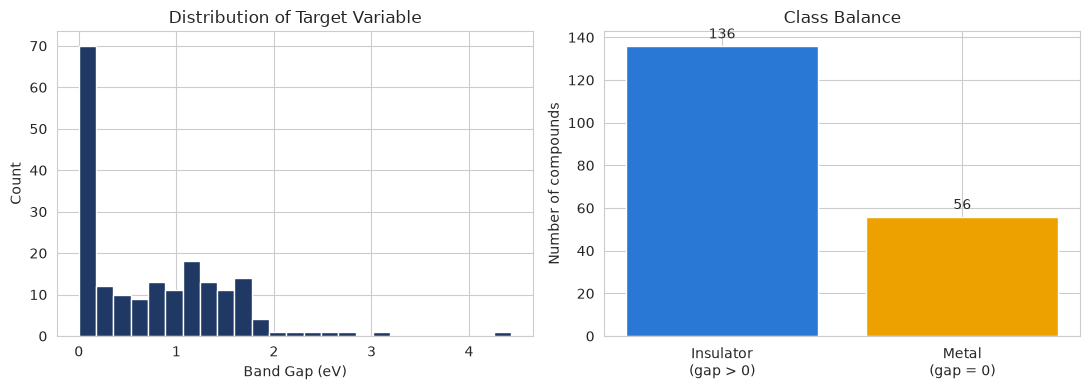
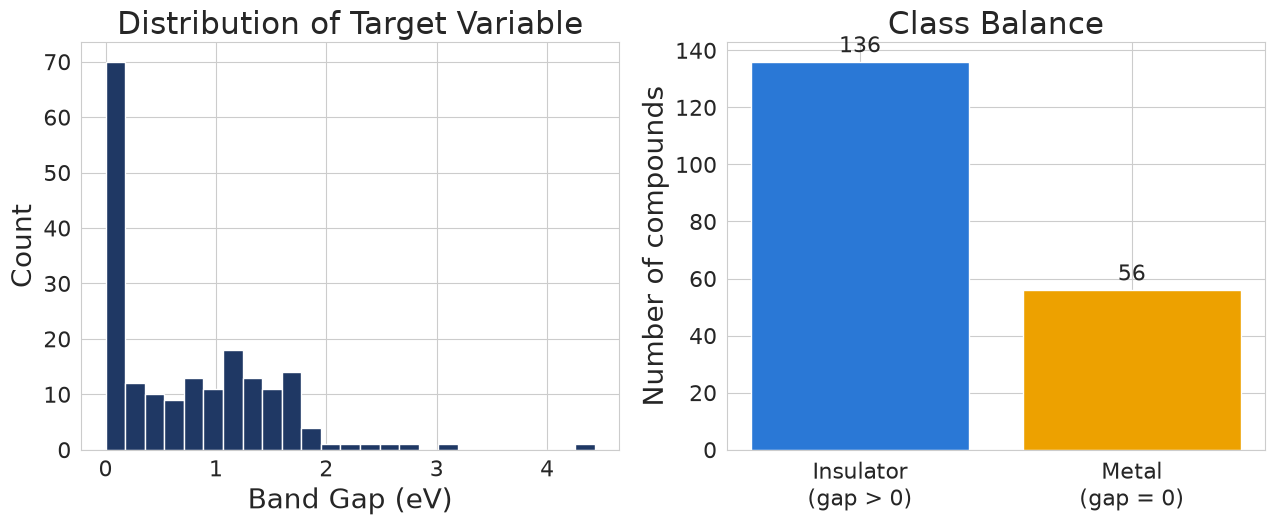
The change to this notebook cell's code, shown as a diff; its figure went from the first image to the second:
--- before
+++ after
@@ -1,5 +1,5 @@
 df_clean["is_metal"] = (df_clean["band_gap"] == 0).astype(int)
 
-fig, ax = plt.subplots(1, 2, figsize=(11, 4))
+fig, ax = plt.subplots(1, 2, figsize=(13, 5.5))
 ax[0].hist(df_clean["band_gap"], bins=25, color="#1F3864", edgecolor="white")
 ax[0].set_xlabel("Band Gap (eV)")
@@ -11,5 +11,5 @@
 values = [counts.get(0, 0), counts.get(1, 0)]
 bars = ax[1].bar(labels, values, color=["#2a78d6", "#eda100"])
-ax[1].bar_label(bars, padding=3)
+ax[1].bar_label(bars, padding=3, fontsize=16)
 ax[1].set_ylabel("Number of compounds")
 ax[1].set_title("Class Balance")

Commit: Increase figure typography for presentation legibility (dataviz/scientific-slides guidance)